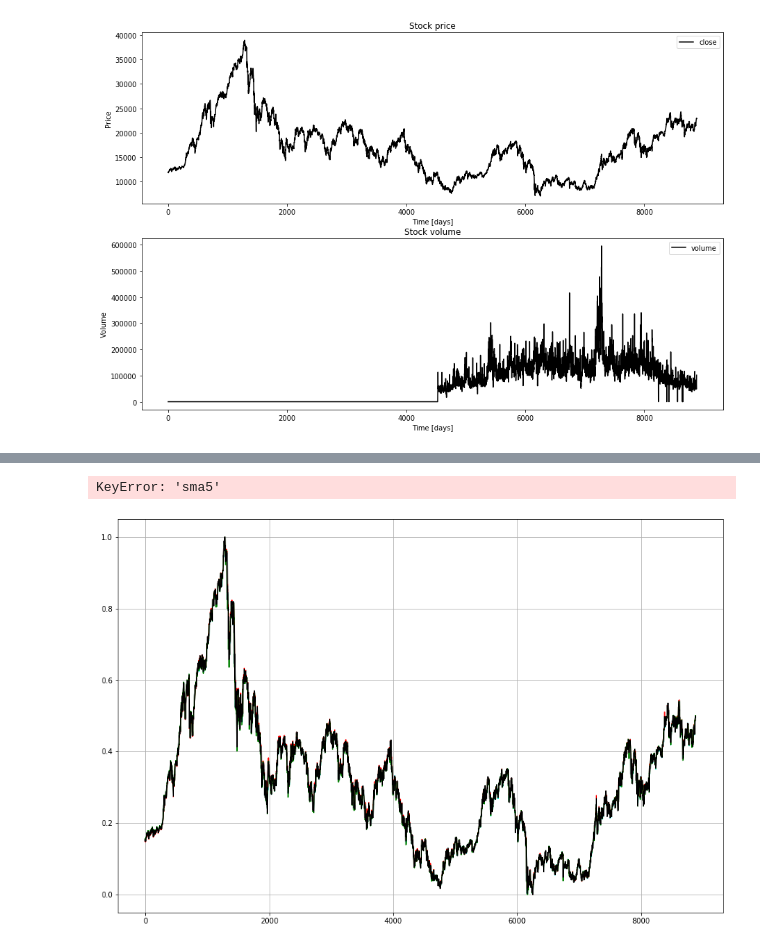
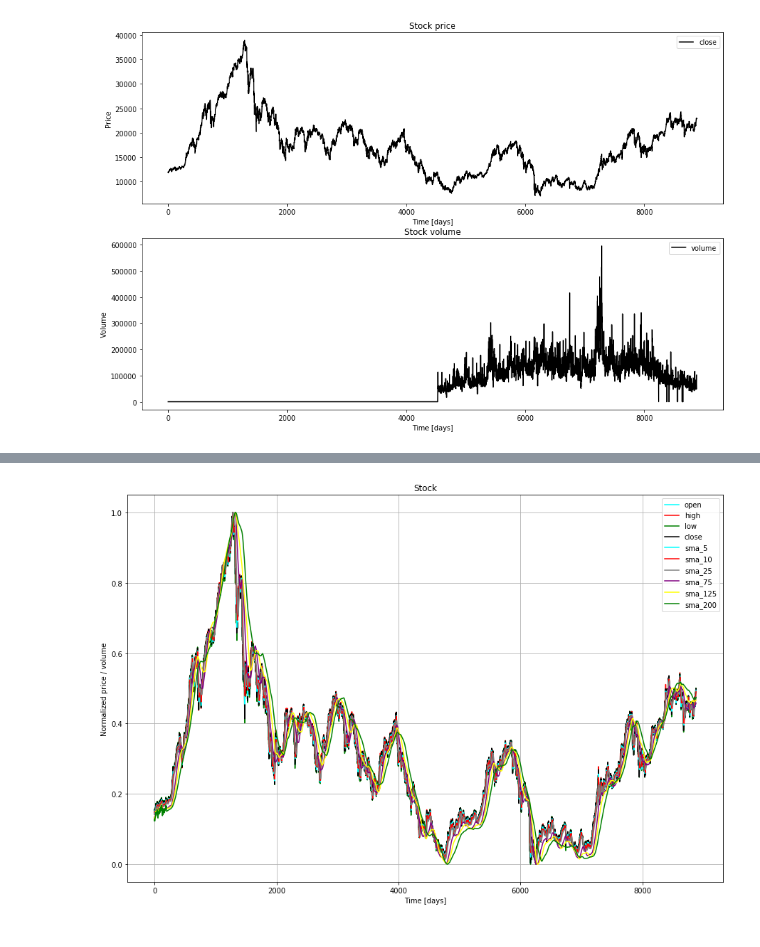
Before and after one commit to nessessence/stockPricePrediction, a Jupyter notebook: model_FE.ipynb, the cells around one changed output, grey strips where cells are left out. Cells and saved outputs as stored; diff of their text form; code cells hidden in the pictures.

```diff
--- a/model_FE.ipynb
+++ b/model_FE.ipynb
@@ -105,12 +106,12 @@ def normalize_data(df):
     df['Low'] = min_max_scaler.fit_transform(df['Low'].to_numpy().reshape(-1, 1))
     df['High'] = min_max_scaler.fit_transform(df['High'].to_numpy().reshape(-1, 1))
     df['Close'] = min_max_scaler.fit_transform(df['Close'].to_numpy().reshape(-1, 1))
-    df['sma5'] = min_max_scaler.fit_transform(df['sma5'].to_numpy().reshape(-1, 1))
-    df['sma10'] = min_max_scaler.fit_transform(df['sma10'].to_numpy().reshape(-1, 1))
-    df['sma25'] = min_max_scaler.fit_transform(df['sma25'].to_numpy().reshape(-1, 1))
-    df['sma75'] = min_max_scaler.fit_transform(df['sma75'].to_numpy().reshape(-1, 1))
-    df['sma125'] = min_max_scaler.fit_transform(df['sma125'].to_numpy().reshape(-1, 1))
-    df['sma200'] = min_max_scaler.fit_transform(df['sma200'].to_numpy().reshape(-1, 1))
+    df['sma_5'] = min_max_scaler.fit_transform(df['sma_5'].to_numpy().reshape(-1, 1))
+    df['sma_10'] = min_max_scaler.fit_transform(df['sma_10'].to_numpy().reshape(-1, 1))
+    df['sma_25'] = min_max_scaler.fit_transform(df['sma_25'].to_numpy().reshape(-1, 1))
+    df['sma_75'] = min_max_scaler.fit_transform(df['sma_75'].to_numpy().reshape(-1, 1))
+    df['sma_125'] = min_max_scaler.fit_transform(df['sma_125'].to_numpy().reshape(-1, 1))
+    df['sma_200'] = min_max_scaler.fit_transform(df['sma_200'].to_numpy().reshape(-1, 1))
     #df['Volume'] = min_max_scaler.fit_transform(df['Volume'].to_numpy().reshape(-1, 1))
     return df
 
@@ -203,24 +227,23 @@ df_index.head(20)
 # %%
 plt.figure(figsize=(15, 10))
 plt.grid(True)
 plt.plot(df_index_norm['Open'], color='cyan', label='open')
 plt.plot(df_index_norm['High'], color='red', label='high')
 plt.plot(df_index_norm['Low'], color='green', label='low')
 plt.plot(df_index_norm['Close'], color='black', label='close')
-plt.plot(df_index_norm['sma5'], color='cyan', label='sma5')
-plt.plot(df_index_norm['sma10'], color='red', label='sma10')
-plt.plot(df_index_norm['sma25'], color='gray', label='sma25')
-plt.plot(df_index_norm['sma75'], color='purple', label='sma75')
-plt.plot(df_index_norm['sma125'], color='yellow', label='sma125')
-plt.plot(df_index_norm['sma200'], color='green', label='sma200')
+plt.plot(df_index_norm['sma_5'], color='cyan', label='sma_5')
+plt.plot(df_index_norm['sma_10'], color='red', label='sma_10')
+plt.plot(df_index_norm['sma_25'], color='gray', label='sma_25')
+plt.plot(df_index_norm['sma_75'], color='purple', label='sma_75')
+plt.plot(df_index_norm['sma_125'], color='yellow', label='sma_125')
+plt.plot(df_index_norm['sma_200'], color='green', label='sma_200')
 plt.title('Stock')
 plt.xlabel('Time [days]')
 plt.ylabel('Normalized price / volume')
 plt.legend(loc='best')
 plt.show()
 # %% [output]
-KeyError: 'sma5'
-[figure, old version]
+[figure, new version]
 # %%
 from tensorflow.keras import backend as K
 K.clear_session()
```
Also changed, not shown: parts of 18 cells of this notebook, 8 other files.
